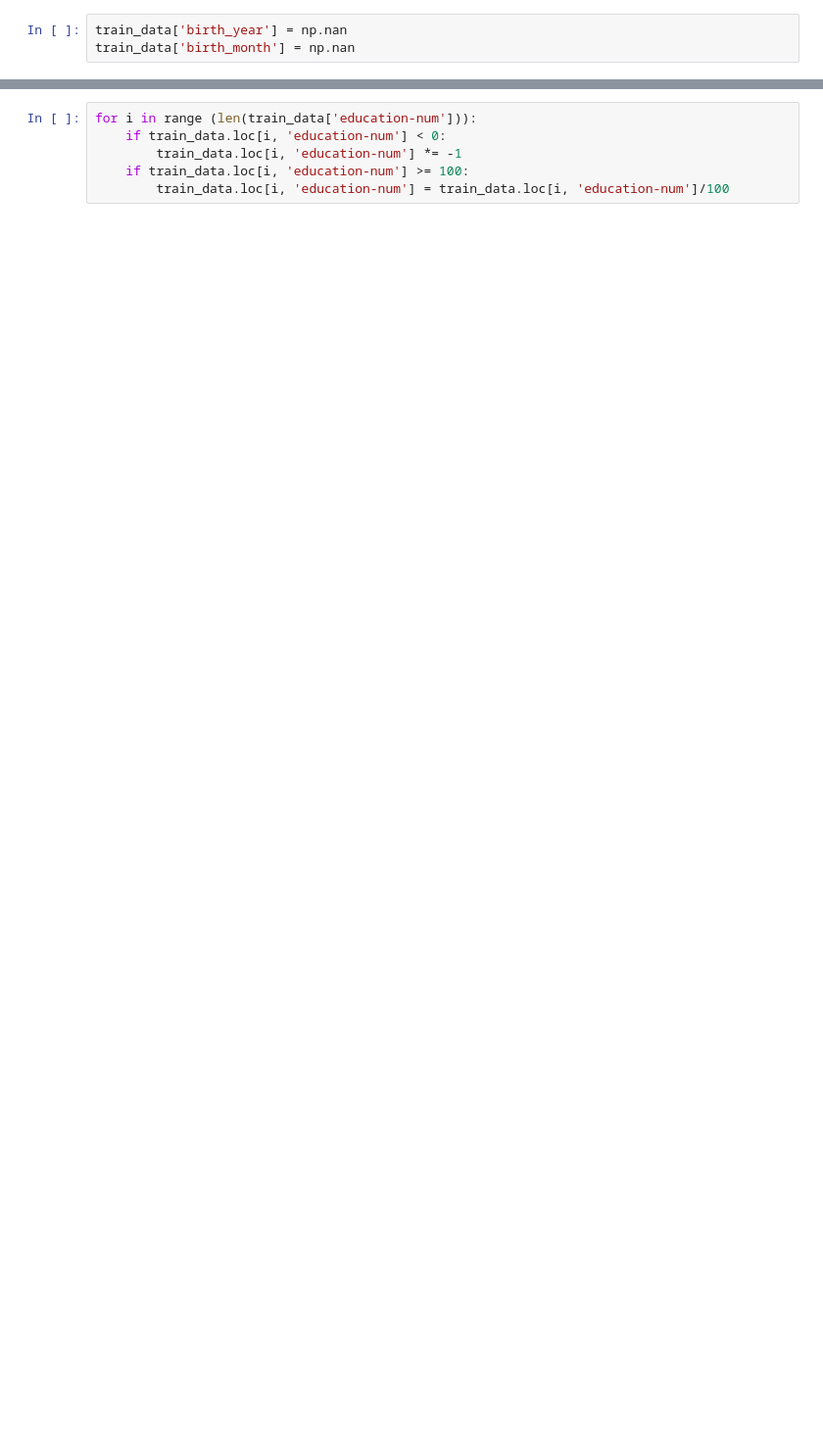
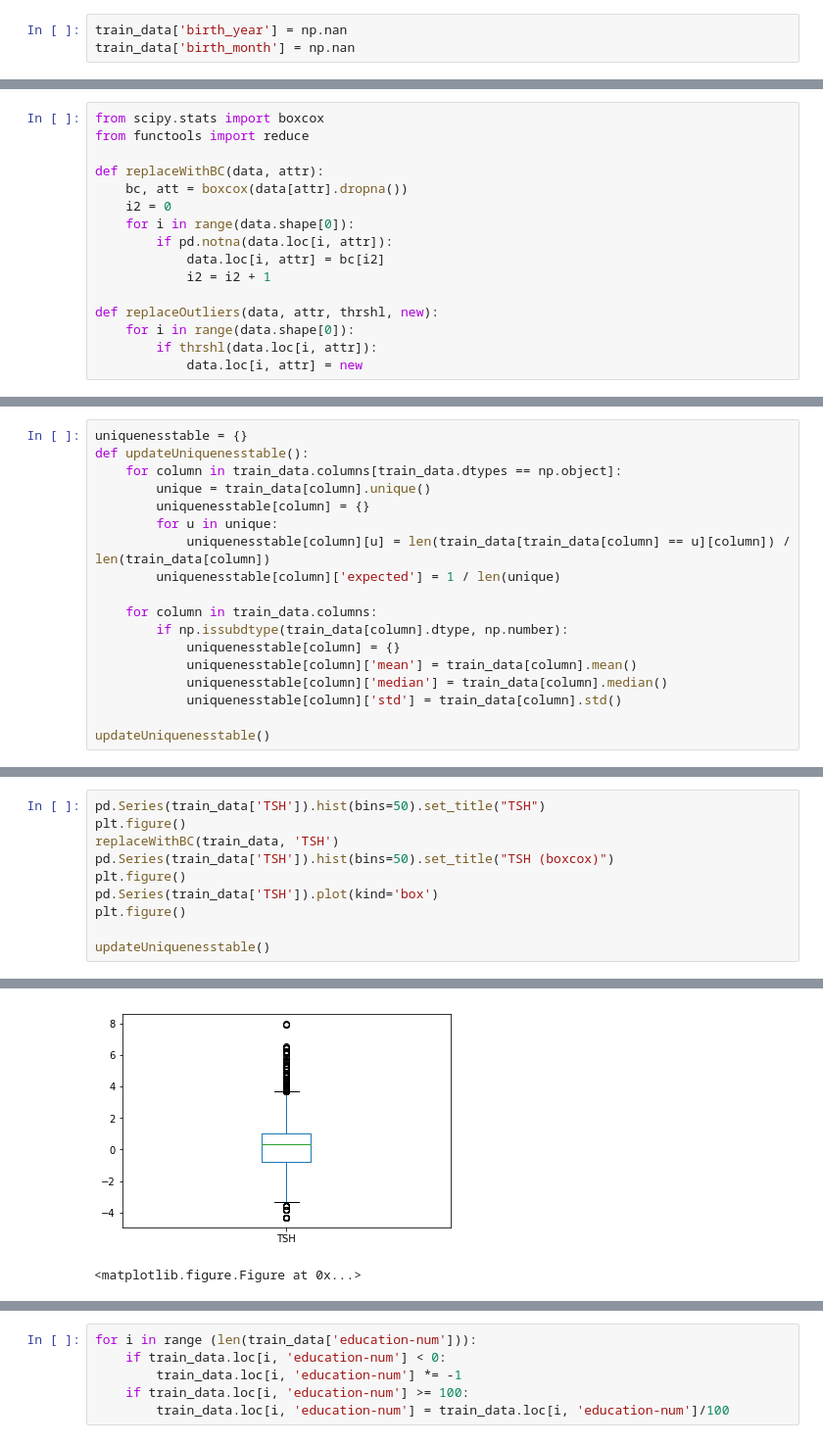
Before and after one commit to StefanSeben/IAU2018_SZ, a Jupyter notebook: predspracovanie.ipynb, the cells around one changed output, grey strips where cells are left out. Shown at 98% size. Cells and saved outputs as stored; diff of their text form; blank space fills up the shorter version.

```diff
--- a/predspracovanie.ipynb
+++ b/predspracovanie.ipynb
@@ -346,0 +134,16 @@ train_data[train_data['age']==455] = p95
+# %%
+from scipy.stats import boxcox
+from functools import reduce
+
+def replaceWithBC(data, attr):
+    bc, att = boxcox(data[attr].dropna())
+    i2 = 0
+    for i in range(data.shape[0]):
+        if pd.notna(data.loc[i, attr]):
+            data.loc[i, attr] = bc[i2]
+            i2 = i2 + 1
+
+def replaceOutliers(data, attr, thrshl, new):
+    for i in range(data.shape[0]):
+        if thrshl(data.loc[i, attr]):
+            data.loc[i, attr] = new
@@ -346,0 +152,18 @@ train_data[train_data['age']==455] = p95
+# %%
+uniquenesstable = {}
+def updateUniquenesstable():
+    for column in train_data.columns[train_data.dtypes == np.object]:
+        unique = train_data[column].unique()
+        uniquenesstable[column] = {}
+        for u in unique:
+            uniquenesstable[column][u] = len(train_data[train_data[column] == u][column]) / len(train_data[column])
+        uniquenesstable[column]['expected'] = 1 / len(unique)
+
+    for column in train_data.columns:
+        if np.issubdtype(train_data[column].dtype, np.number):
+            uniquenesstable[column] = {}
+            uniquenesstable[column]['mean'] = train_data[column].mean()
+            uniquenesstable[column]['median'] = train_data[column].median()
+            uniquenesstable[column]['std'] = train_data[column].std()
+
+updateUniquenesstable()
@@ -346,0 +238,11 @@ train_data[train_data['age']==455] = p95
+# %%
+pd.Series(train_data['TSH']).hist(bins=50).set_title("TSH")
+plt.figure()
+replaceWithBC(train_data, 'TSH')
+pd.Series(train_data['TSH']).hist(bins=50).set_title("TSH (boxcox)")
+plt.figure()
+pd.Series(train_data['TSH']).plot(kind='box')
+plt.figure()
+
+updateUniquenesstable()
+# %% [output]
@@ -346,0 +251,2 @@ train_data[train_data['age']==455] = p95
+[figure, added]
+<matplotlib.figure.Figure at 0x...>
```
Also changed, not shown: parts of 95 cells of this notebook, 1 other file.
